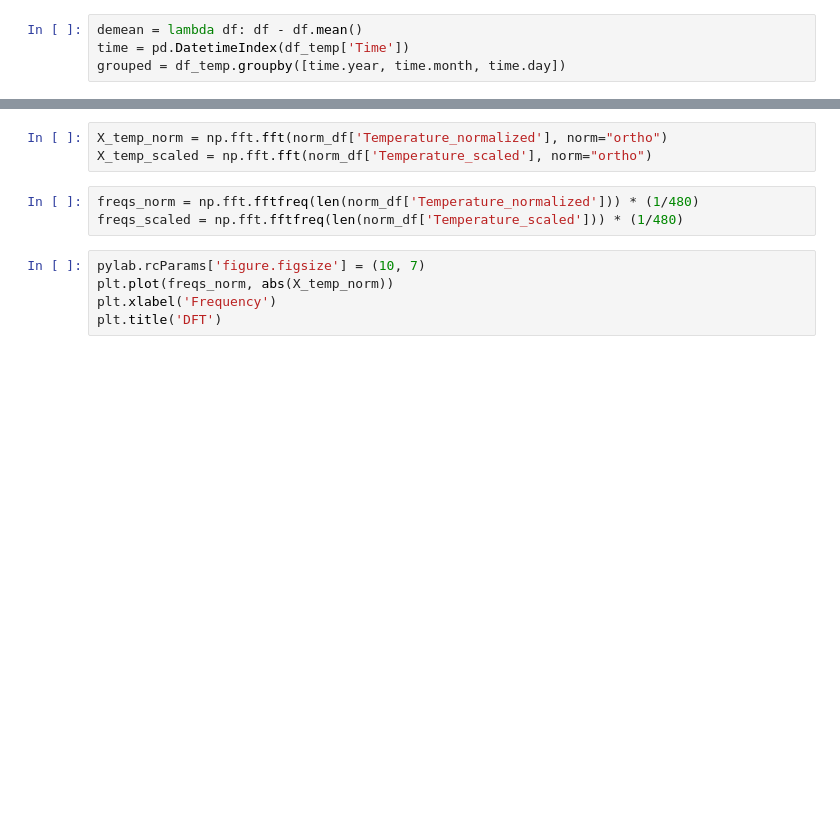
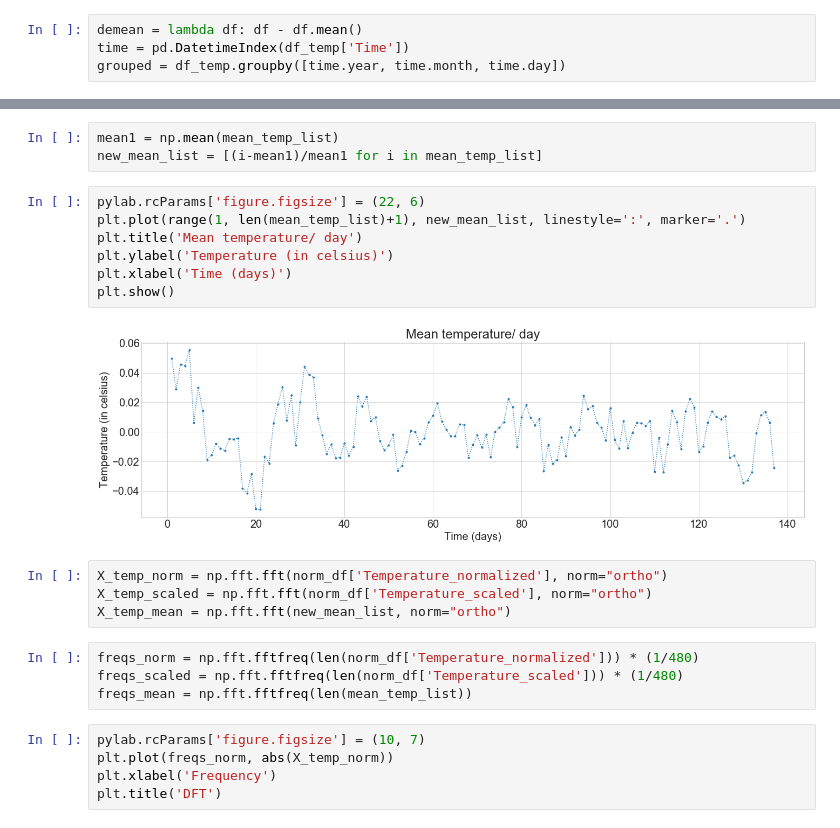
Before and after one commit to palindrome6/modelling_and_simulation, a Jupyter notebook: Signal_analysis.ipynb, the cells around one changed output, grey strips where cells are left out. Saved outputs shown, nothing was run; the diff lists cells and outputs as text; blank space fills up the shorter version.

```diff
--- a/Signal_analysis.ipynb
+++ b/Signal_analysis.ipynb
@@ -73,9 +78,23 @@ plt.show()
+# %%
+mean1 = np.mean(mean_temp_list)
+new_mean_list = [(i-mean1)/mean1 for i in mean_temp_list]
+# %%
+pylab.rcParams['figure.figsize'] = (22, 6)
+plt.plot(range(1, len(mean_temp_list)+1), new_mean_list, linestyle=':', marker='.')
+plt.title('Mean temperature/ day')
+plt.ylabel('Temperature (in celsius)')
+plt.xlabel('Time (days)')
+plt.show()
+# %% [output]
+[figure, added]
 # %%
 X_temp_norm = np.fft.fft(norm_df['Temperature_normalized'], norm="ortho")
 X_temp_scaled = np.fft.fft(norm_df['Temperature_scaled'], norm="ortho")
+X_temp_mean = np.fft.fft(new_mean_list, norm="ortho")
 # %%
 freqs_norm = np.fft.fftfreq(len(norm_df['Temperature_normalized'])) * (1/480)
 freqs_scaled = np.fft.fftfreq(len(norm_df['Temperature_scaled'])) * (1/480)
+freqs_mean = np.fft.fftfreq(len(mean_temp_list))
 # %%
 pylab.rcParams['figure.figsize'] = (10, 7)
 plt.plot(freqs_norm, abs(X_temp_norm))
```
Also changed, not shown: parts of 10 cells of this notebook.
